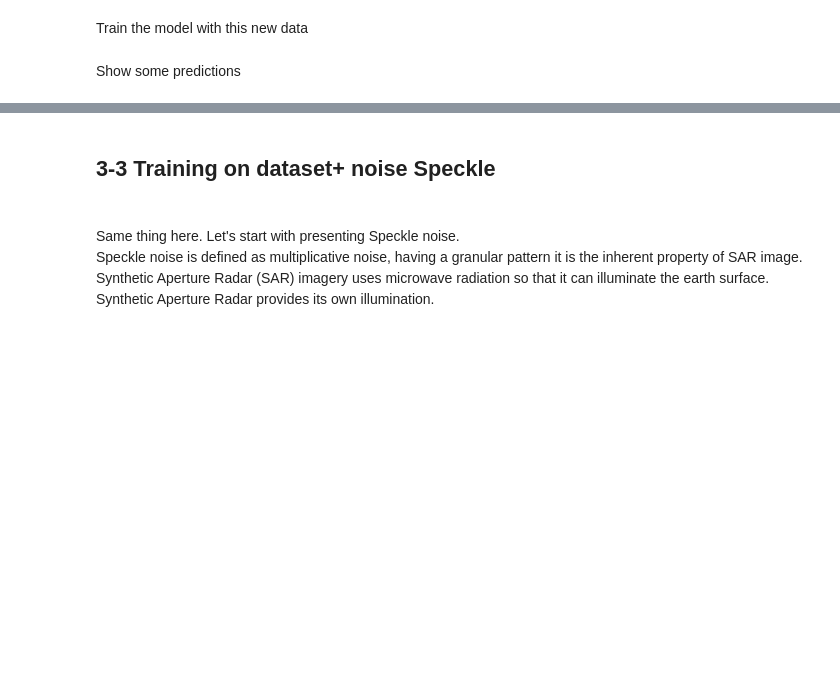
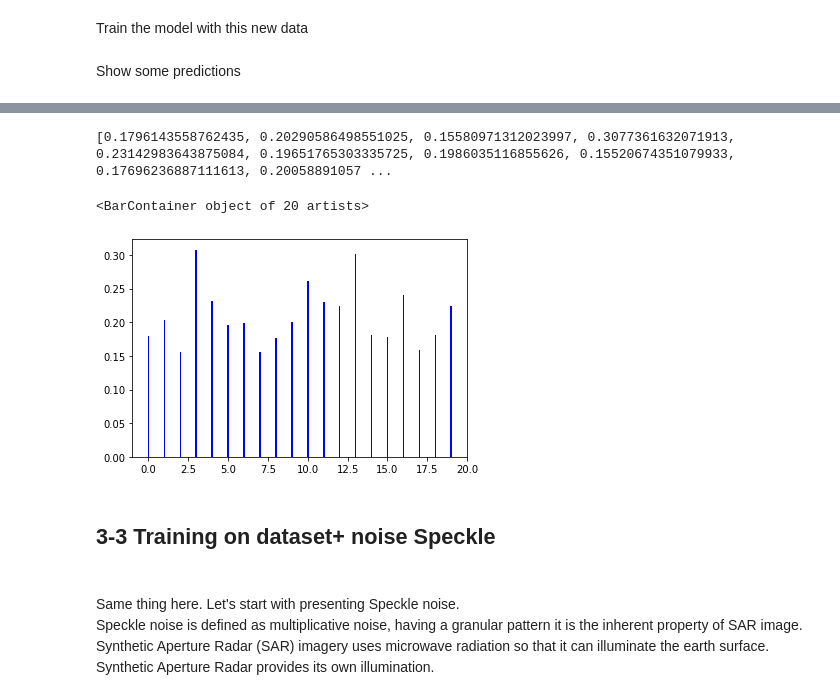
Before and after one commit to ecsquare/Deep-Compression-with-autoencoder, a Jupyter notebook: Compression_with_autoencoder.ipynb, the cells around one changed output, grey strips where cells are left out. Saved outputs shown, nothing was run; the diff lists cells and outputs as text; code cells hidden in the pictures; blank space fills up the shorter version.

```diff
--- a/Compression_with_autoencoder.ipynb
+++ b/Compression_with_autoencoder.ipynb
@@ -216,3 +230,16 @@ plt.show()
+# %%
+s2=[]
+for i in range(20):
+    img1=X_test_salt_pepper[i]
+    image=decoded_imgs1[i]
+    ss=ssim(img1,image, data=img1.max()-image.min())
+    s2.append(ss)
+print(s2)
+plt.bar(range(20),s2, width = 0.1, color = 'Blue')
+# %% [output]
+[0.1796143558762435, 0.20290586498551025, 0.15580971312023997, 0.3077361632071913, 0.23142983643875084, 0.19651765303335725, 0.1986035116855626, 0.15520674351079933, 0.17696236887111613, 0.20058891057 ...
+<BarContainer object of 20 artists>
+[figure, added]
 # %% [markdown]
 <h2> 3-3 Training on dataset+ noise Speckle <h2>
 # %% [markdown]
```
Also changed, not shown: parts of 13 cells of this notebook.
